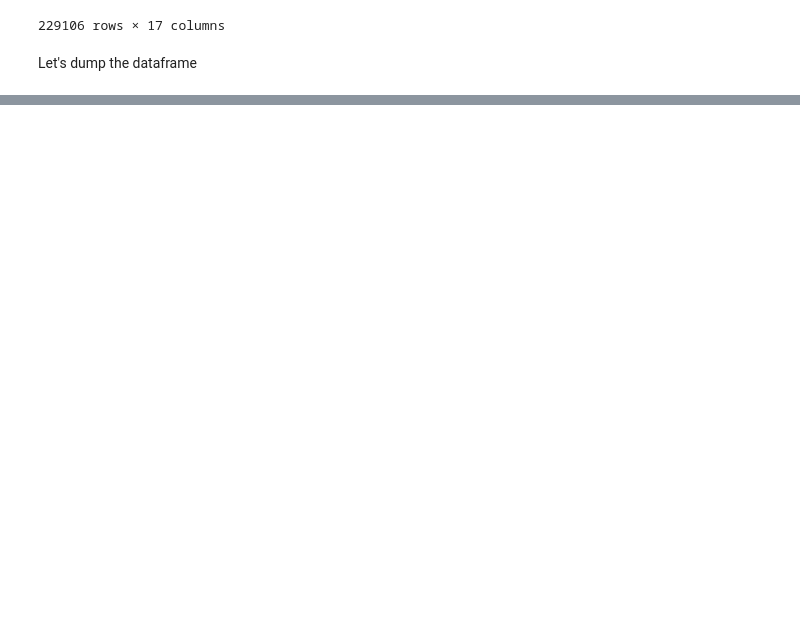
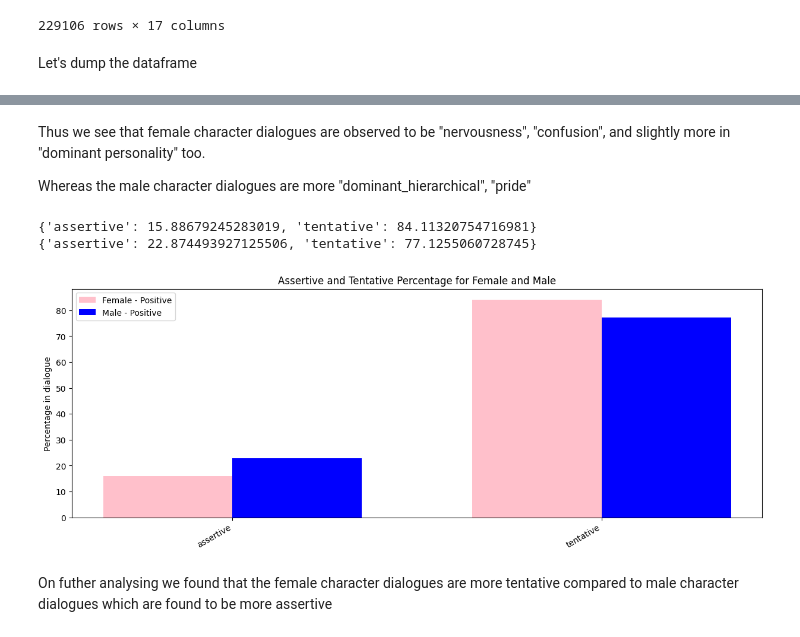
Before and after one commit to Sumitjh26997/CSS581-Final-Project, a Jupyter notebook: CSS581_project.ipynb, the cells around one changed output, grey strips where cells are left out. Drawn from its saved outputs; the diff is of its cells as text; code cells hidden in the pictures; blank space fills up the shorter version.

```diff
--- a/CSS581_project.ipynb
+++ b/CSS581_project.ipynb
@@ -3210,0 +4198,2 @@ character_conversations_df.to_csv('character_conversations_df.csv', sep=',', ind
+# %%
+assertive_dictionary = {'dominant_heirarchical': 0, 'pride': 0, 'dominant_personality': 0, 'nervousness': 0, 'confusion': 0}
@@ -3210,0 +4232,7 @@ character_conversations_df.to_csv('character_conversations_df.csv', sep=',', ind
+# %%
+#calculating the percentage of assertiveness in female conversations
+total_dialogue_count = sum(female_assertive_counter.values())
+
+percentage_occurrences = {topic: (occurrences / total_dialogue_count) * 100 for topic, occurrences in female_assertive_counter.items()}
+female_conversation_assertive_percentage = dict(zip(percentage_occurrences.keys(), percentage_occurrences.values()))
+print(female_conversation_assertive_percentage)
@@ -3210,0 +4241,7 @@ character_conversations_df.to_csv('character_conversations_df.csv', sep=',', ind
+# %%
+#calculating the percentage of assertiveness in male conversations
+total_dialogue_count = sum(male_assertive_counter.values())
+
+percentage_occurrences = {topic: (occurrences / total_dialogue_count) * 100 for topic, occurrences in male_assertive_counter.items()}
+male_conversation_assertive_percentage = dict(zip(percentage_occurrences.keys(), percentage_occurrences.values()))
+print(male_conversation_assertive_percentage)
@@ -3210,0 +4273,58 @@ character_conversations_df.to_csv('character_conversations_df.csv', sep=',', ind
+# %% [markdown]
+Thus we see that female character dialogues are observed to be  "nervousness", "confusion", and slightly more in "dominant personality" too.
+
+Whereas the male character dialogues are more "dominant_hierarchical", "pride"
+# %%
+assertive = ["dominant_heirarchical", "pride", "dominant_personality"]
+tentative = ["nervousness", "confusion"]
+# %%
+female_assetive_sum = sum(female_conversation_assertive_percentage.get(key, 0) for key in assertive)
+female_tentative_sum = sum(female_conversation_assertive_percentage.get(key, 0) for key in tentative)
+
+female_assertive_tentative_dictionary = {
+    'assertive': female_assetive_sum,
+    'tentative': female_tentative_sum
+}
+
+male_assetive_sum = sum(male_conversation_assertive_percentage.get(key, 0) for key in assertive)
+male_tentative_sum = sum(male_conversation_assertive_percentage.get(key, 0) for key in tentative)
+
+male_assertive_tentative_dictionary = {
+    'assertive': male_assetive_sum,
+    'tentative': male_tentative_sum
+}
+
+
+print(female_assertive_tentative_dictionary)
+print(male_assertive_tentative_dictionary)
+
+keys = list(female_assertive_tentative_dictionary.keys())
+female_values = [female_assertive_tentative_dictionary[key] for key in keys]
+male_values = [male_assertive_tentative_dictionary[key] for key in keys]
+
+
+fig, ax = plt.subplots(figsize=(15, 5))
+
+bar_width = 0.35
+
+indices = np.arange(len(keys))
+
+
+ax.bar(indices, female_values, width=bar_width, label='Female - Positive', color='pink')
+ax.bar(indices + bar_width, male_values, width=bar_width, label='Male - Positive', color='blue')
+
+ax.set_xticks(indices + bar_width / 2)
+ax.set_xticklabels(keys, rotation=30, ha='right')
+
+ax.set_ylabel('Percentage in dialogue')
+ax.set_title('Assertive and Tentative Percentage for Female and Male')
+
+ax.legend()
+
+plt.show()
+# %% [output]
+{'assertive': 15.88679245283019, 'tentative': 84.11320754716981}
+{'assertive': 22.874493927125506, 'tentative': 77.1255060728745}
+[figure, added]
+# %% [markdown]
+On futher analysing we found that the female character dialogues are more tentative compared to male character dialogues which are found to be more assertive
```
Also changed, not shown: parts of 120 cells of this notebook.
